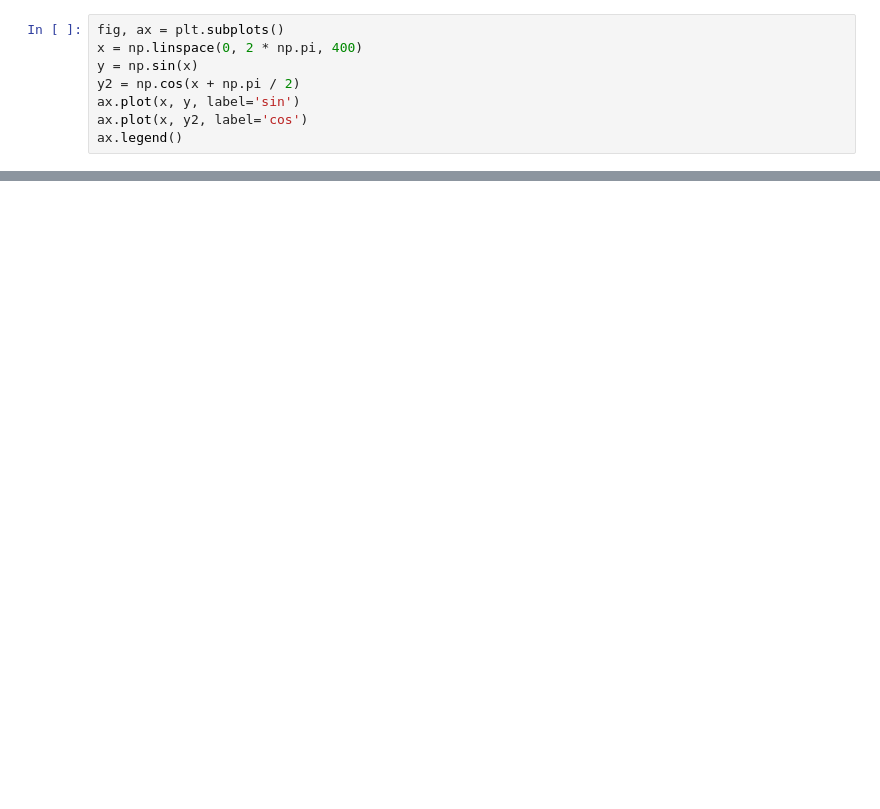
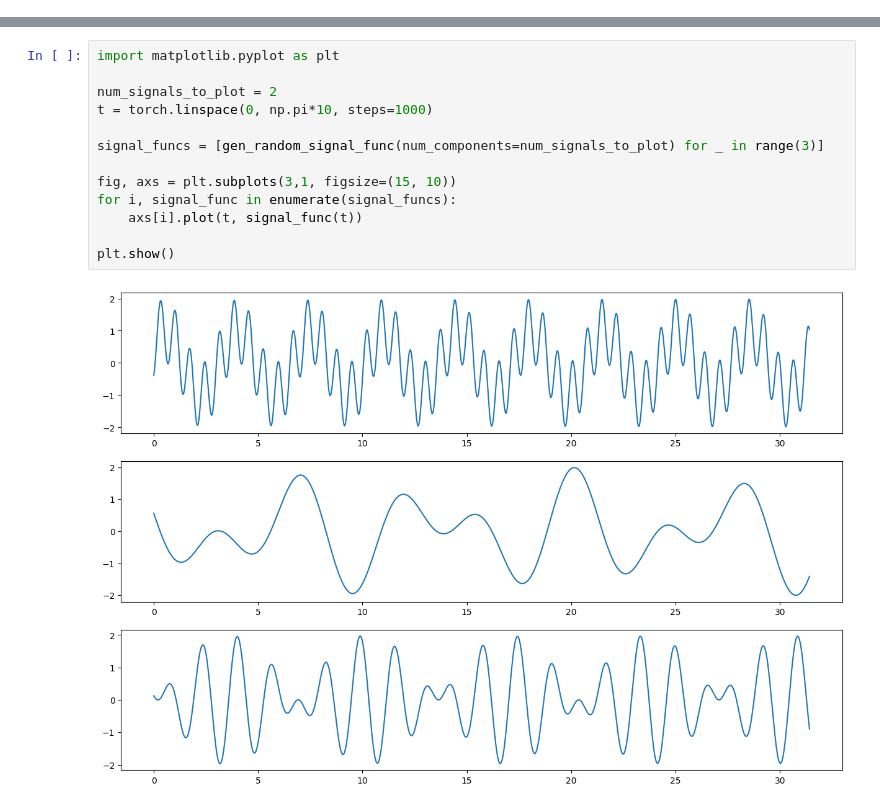
Before and after one commit to aidanbx/coralai, a Jupyter notebook: playground.ipynb, the cells around one changed output, grey strips where cells are left out. Drawn from its saved outputs; the diff is of its cells as text; blank space fills up the shorter version.

```diff
--- a/playground.ipynb
+++ b/playground.ipynb
@@ -76,8 +0,0 @@ ax_y.invert_xaxis()
-# %%
-fig, ax = plt.subplots()
-x = np.linspace(0, 2 * np.pi, 400)
-y = np.sin(x)
-y2 = np.cos(x + np.pi / 2)
-ax.plot(x, y, label='sin')
-ax.plot(x, y2, label='cos')
-ax.legend()
@@ -83,0 +184,15 @@ ax.legend()
+# %%
+import matplotlib.pyplot as plt
+
+num_signals_to_plot = 2
+t = torch.linspace(0, np.pi*10, steps=1000)
+
+signal_funcs = [gen_random_signal_func(num_components=num_signals_to_plot) for _ in range(3)]
+
+fig, axs = plt.subplots(3,1, figsize=(15, 10))
+for i, signal_func in enumerate(signal_funcs):
+    axs[i].plot(t, signal_func(t))
+
+plt.show()
+# %% [output]
+[figure, added]
```
Also changed, not shown: parts of 6 cells of this notebook, 12 other files.
